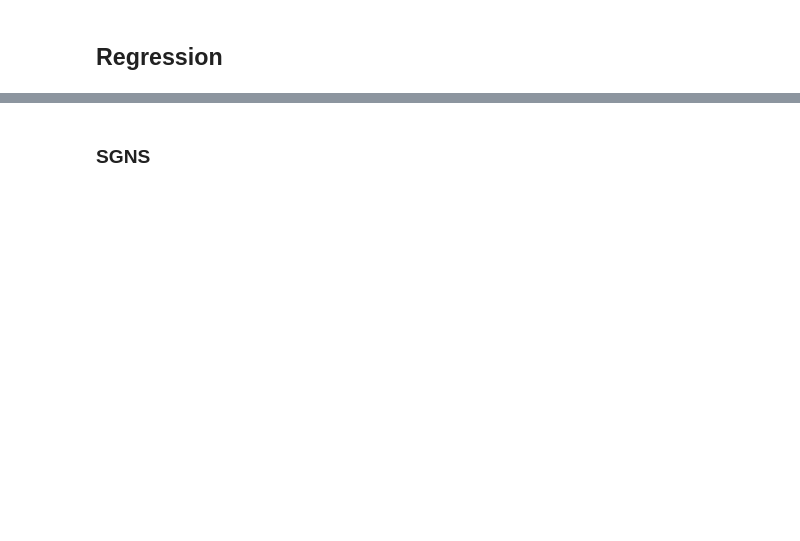
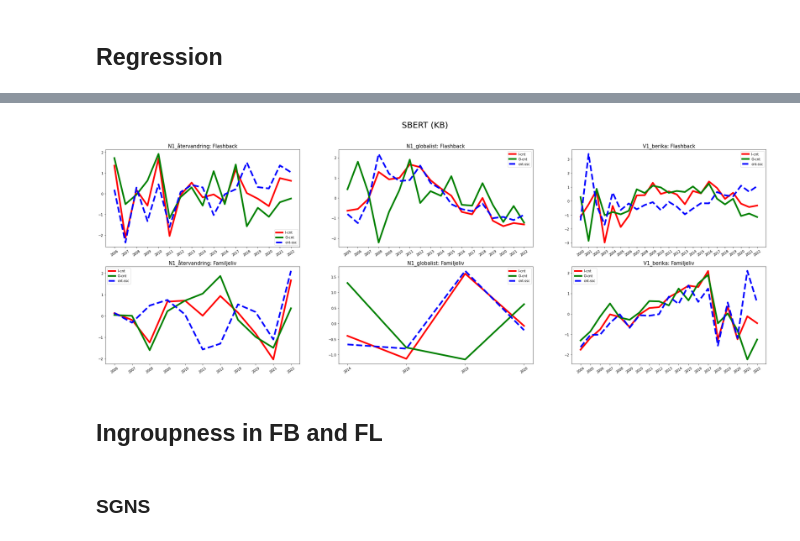
Before and after one commit to mboholm/dw_change, a Jupyter notebook: analysis/replacements/analysis.ipynb, the cells around one changed output, grey strips where cells are left out. Drawn from its saved outputs; the diff is of its cells as text; code cells hidden in the pictures; blank space fills up the shorter version.

```diff
--- a/analysis/replacements/analysis.ipynb
+++ b/analysis/replacements/analysis.ipynb
@@ -627,0 +1532,21 @@ def sigmoid(x):
+# %%
+DWES = ["N1_återvandring","N1_globalist","V1_berika"]*2
+
+NAMES = [f"{corpus}: {term}" for corpus, term in zip(DWES,["Flashback"]*3 + ["Familjeliv"]*3)]
+#print(NAMES)
+
+viz_multi(
+    title = "SBERT (KB)",
+    iod_data_frames = [fb_kb_iod]*3 + [fm_kb_iod]*3,
+    names = NAMES,
+    dwes = DWES,
+    criteria = [{"A-Strategy":"rn"}]*6,
+    years = [years]*3 + [fm_years]*3,
+    meas = [("I-cnt", "r", '-'), ("O-cnt", "g", '-'), ("cnt-ssc", "b", '--')],
+    truncate = True,
+    ncols = 3
+)
+# %% [output]
+[figure, added]
+# %% [markdown]
+## Ingroupness in FB and  FL
```
Also changed, not shown: parts of 322 cells of this notebook, 1 other file.
